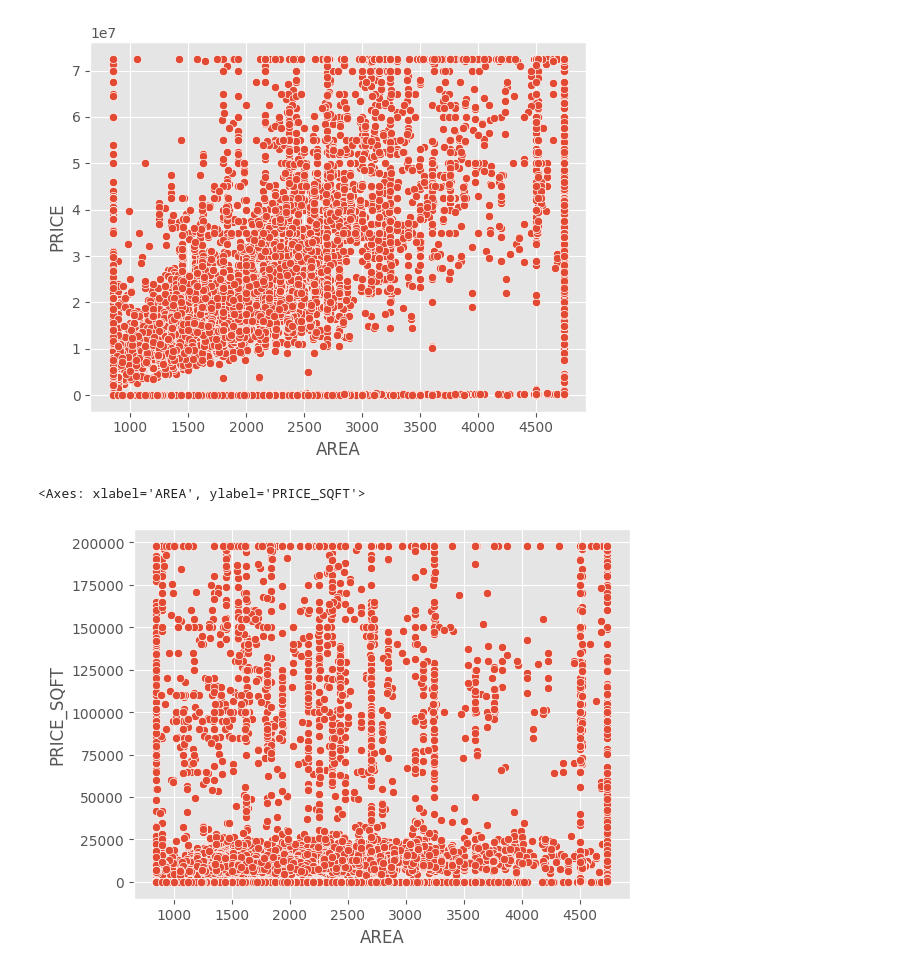
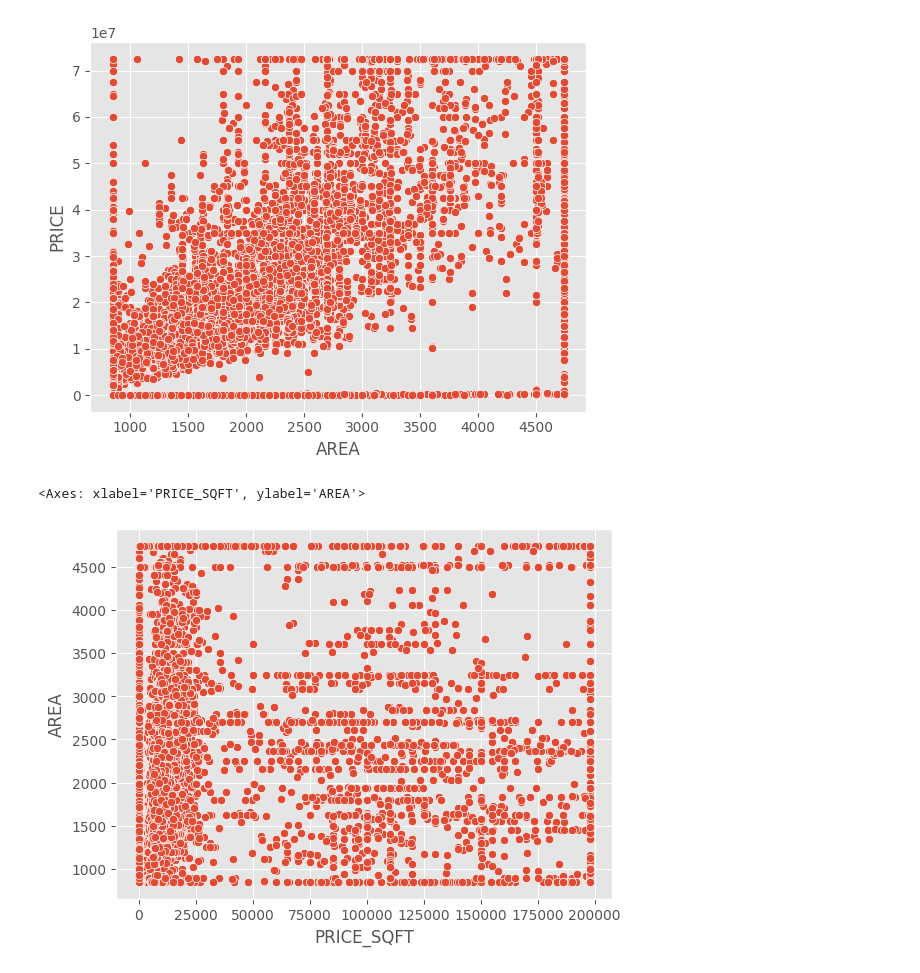
Before and after one commit to arv-anshul/campusx-project-notebooks, a Jupyter notebook: new_notebooks/1.0_PREPROCESSING.ipynb, the cells around one changed output. Saved outputs shown, nothing was run; the diff lists cells and outputs as text; code cells hidden in the pictures.

```diff
--- a/new_notebooks/1.0_PREPROCESSING.ipynb
+++ b/new_notebooks/1.0_PREPROCESSING.ipynb
@@ -377,7 +377,7 @@ sns.scatterplot(x=clip_col('AREA'), y=clip_col('PRICE'))
 <Axes: xlabel='AREA', ylabel='PRICE'>
 [figure]
 # %%
-sns.scatterplot(x=clip_col('AREA'), y=clip_col('PRICE_SQFT'))
+sns.scatterplot(x=clip_col('PRICE_SQFT'), y=clip_col('AREA'))
 # %% [output]
-<Axes: xlabel='AREA', ylabel='PRICE_SQFT'>
+<Axes: xlabel='PRICE_SQFT', ylabel='AREA'>
-[figure, old version]
+[figure, new version]
```
Also changed, not shown: parts of 14 cells of this notebook.
